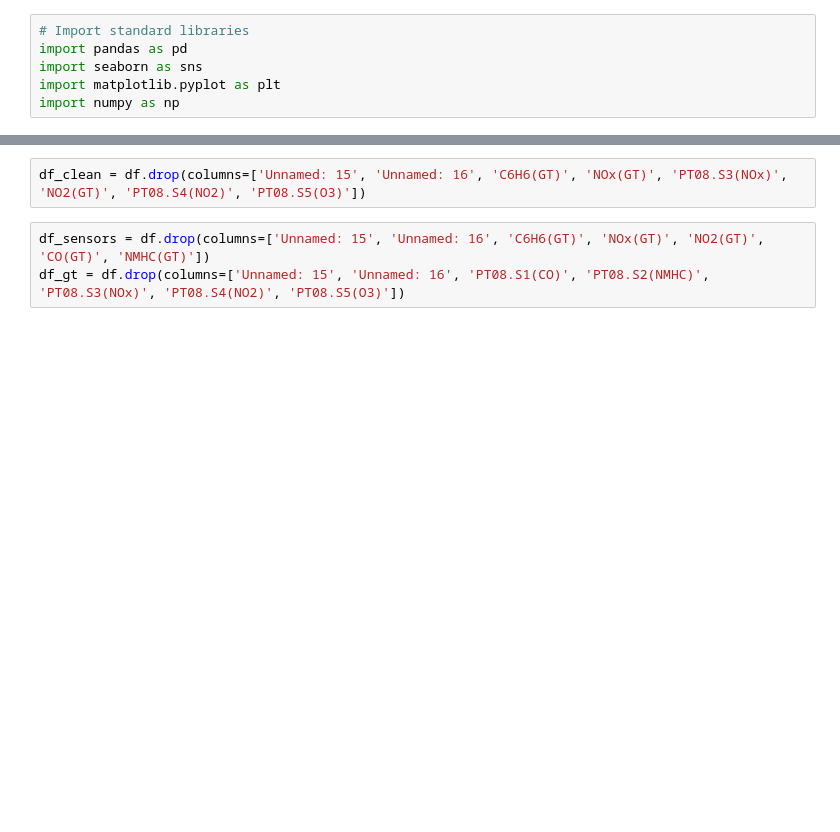
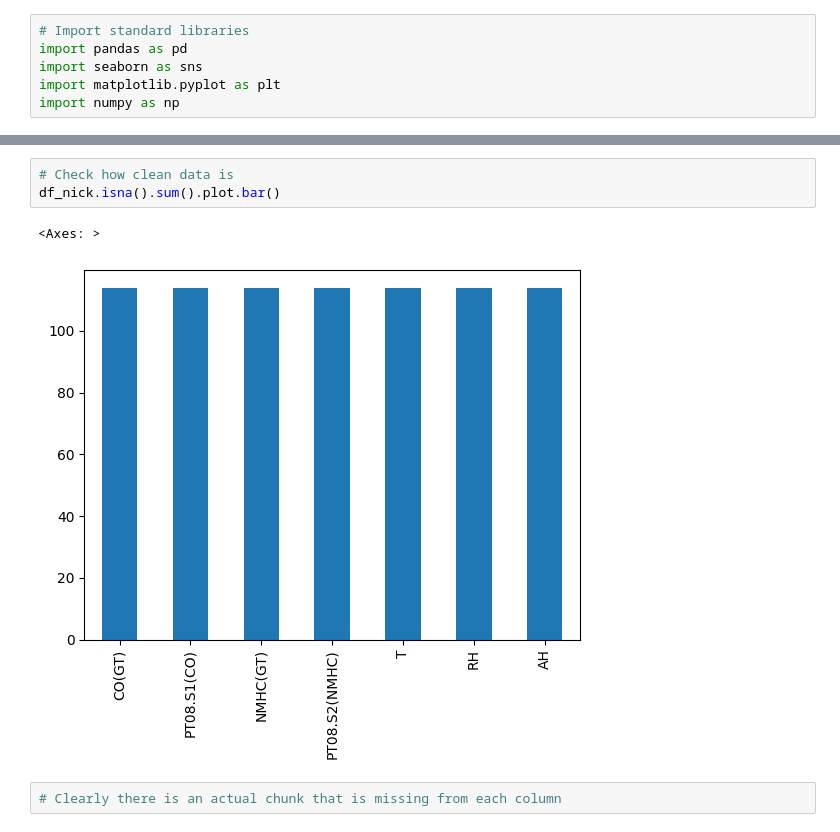
Before and after one commit to mr-kelsey/sp26-aai530-group1, a Jupyter notebook: CO_NMHC.ipynb, the cells around one changed output, grey strips where cells are left out. Cells and saved outputs as stored; diff of their text form; blank space fills up the shorter version.

```diff
--- a/CO_NMHC.ipynb
+++ b/CO_NMHC.ipynb
@@ -63,6 +71,9 @@ df.info()
 # %%
-df_clean = df.drop(columns=['Unnamed: 15', 'Unnamed: 16', 'C6H6(GT)', 'NOx(GT)', 'PT08.S3(NOx)', 'NO2(GT)', 'PT08.S4(NO2)', 'PT08.S5(O3)'])
+# Check how clean data is
+df_nick.isna().sum().plot.bar()
+# %% [output]
+<Axes: >
+[figure, added]
 # %%
-df_sensors = df.drop(columns=['Unnamed: 15', 'Unnamed: 16', 'C6H6(GT)', 'NOx(GT)', 'NO2(GT)', 'CO(GT)', 'NMHC(GT)'])
-df_gt = df.drop(columns=['Unnamed: 15', 'Unnamed: 16', 'PT08.S1(CO)', 'PT08.S2(NMHC)', 'PT08.S3(NOx)', 'PT08.S4(NO2)', 'PT08.S5(O3)'])
+# Clearly there is an actual chunk that is missing from each column
 # %%
```
Also changed, not shown: parts of 32 cells of this notebook.
